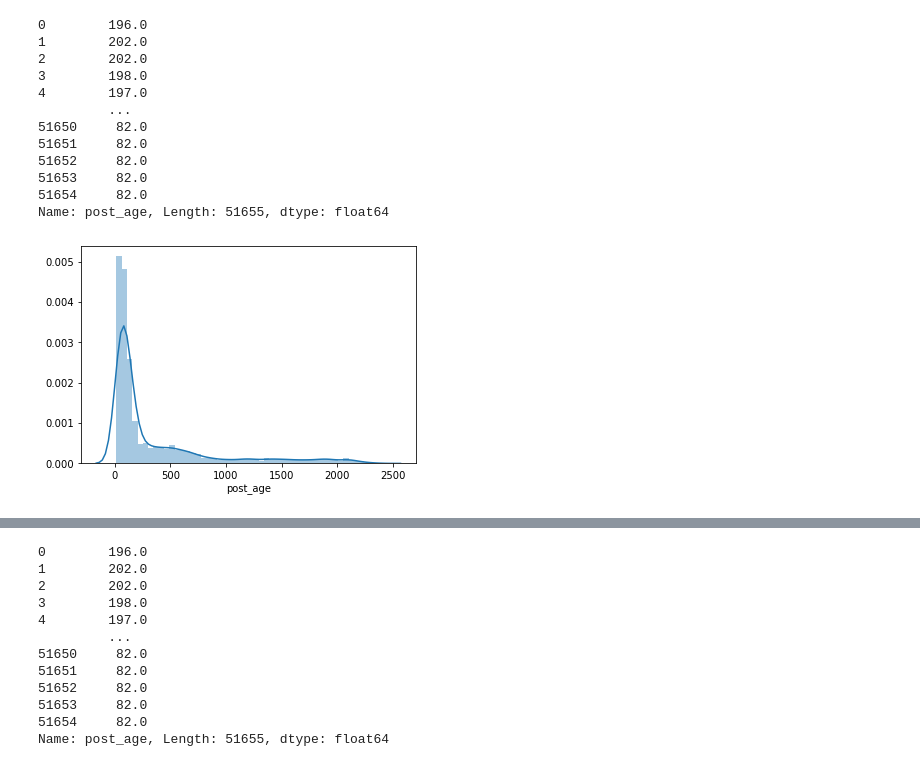
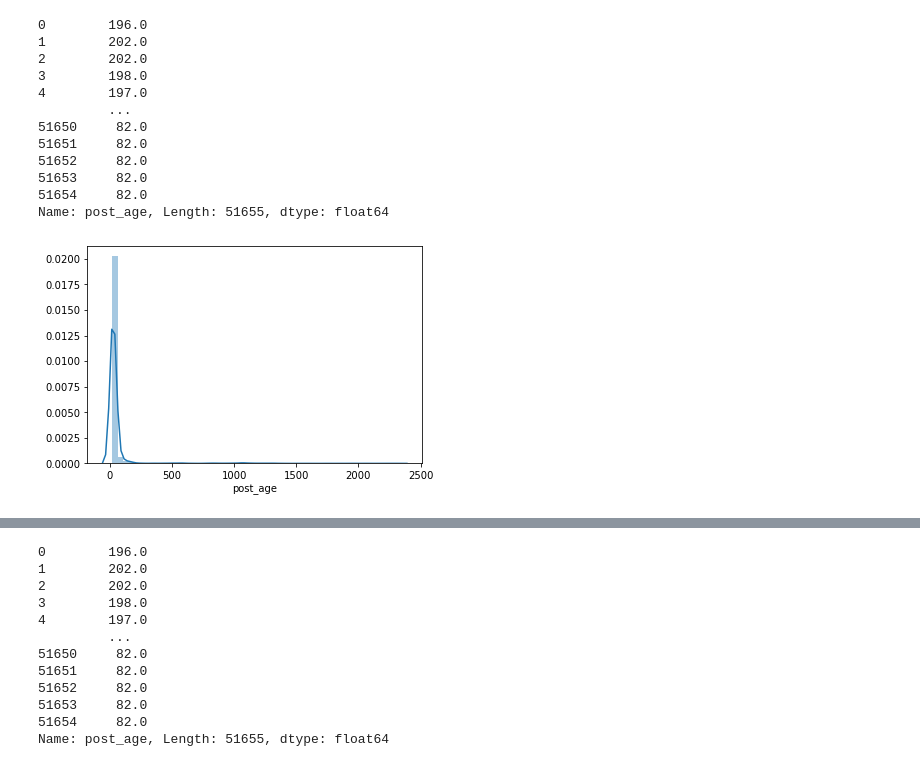
Before and after one commit to SPTime19/notebooks, a Jupyter notebook: EDA/200507-Third_Eda-Makoto.ipynb, the cells around one changed output, grey strips where cells are left out. Drawn from its saved outputs; the diff is of its cells as text; code cells hidden in the pictures.

Commit message:
Third EDA on Unreplied RA reviews - Makoto - update

```diff
--- a/EDA/200507-Third_Eda-Makoto.ipynb
+++ b/EDA/200507-Third_Eda-Makoto.ipynb
@@ -59,6 +57,11 @@ def extract_seals(review: dict):
 
     return seal_struct
 
+def extract_first_response(review):
+    if "business" in review["responses"] and len(review["responses"]["business"]) > 0:
+        len_comment = len(review['responses']['business'][0]['content'])
+        return len_comment
+    return np.nan
 
 def format_RA_to_df(review):
     """
@@ -69,6 +72,7 @@ def format_RA_to_df(review):
     cols_for_df = ['title', 'description', 'business_name', 'uf', 'city', 'review_ID', 'datetime', 'timeCaptured']
     r_cp = {col: review[col] for col in cols_for_df if col in review}
 
+    r_cp["len_business_response"] = extract_first_response(review)
     r_cp["days_to_resolution"] = extract_days_to_resolution(review)
     r_cp["days_to_first_contact"] = extract_days_to_first_contact(review)
     r_cp["resolution_outcome"] = review["responses"]["final"]["result"] if "responses" in review and "final" in review[
@@ -365,9 +375,9 @@ df['post_age']
 51654     82.0
 Name: post_age, Length: 51655, dtype: float64
 # %%
-sns.distplot(df[df.replied == 1]['post_age']);
+sns.distplot(df[df.replied == 0]['post_age']);
 # %% [output]
-[figure, old version]
+[figure, new version]
 # %%
 df[df.replied != 1].head()
 # %% [output]
```
Also changed, not shown: parts of 25 cells of this notebook.
